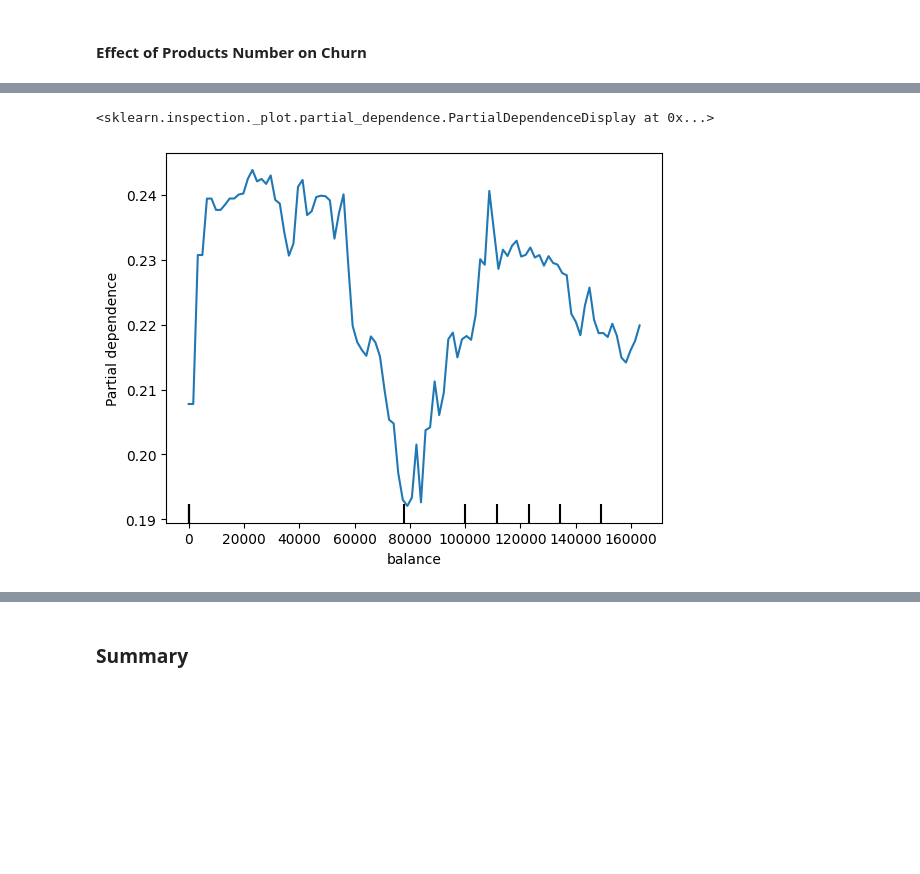
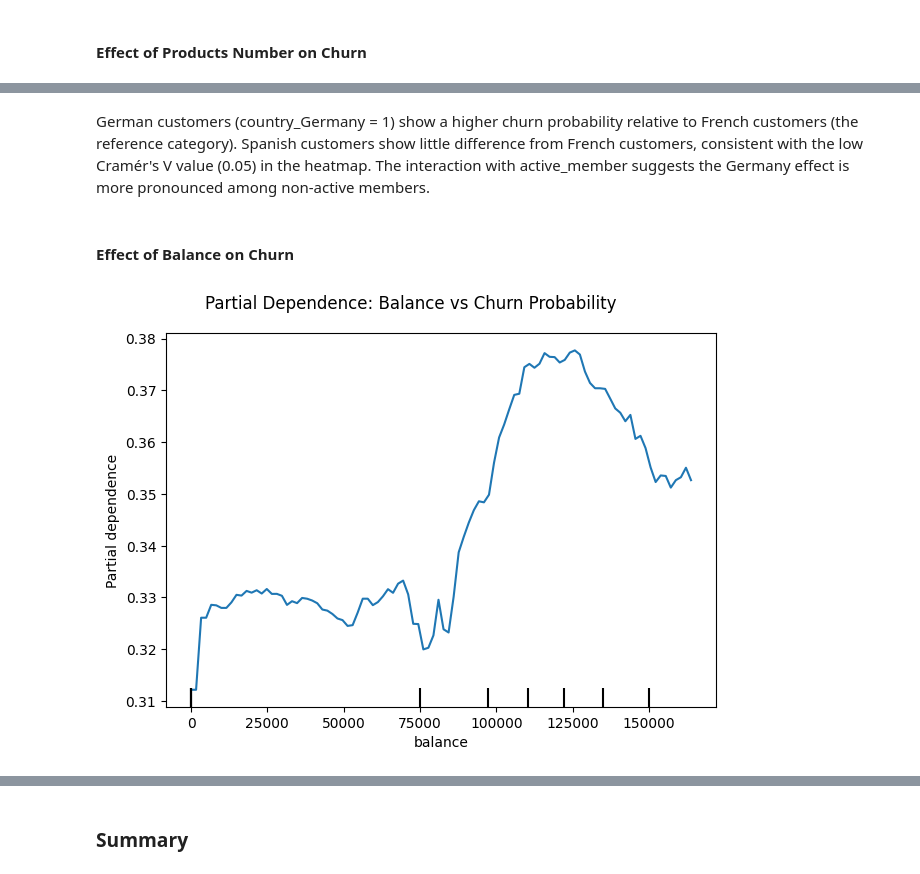
Before and after one commit to ZacTanner/Bank-Customer-Churn-Analysis, a Jupyter notebook: Customer Churn.ipynb, the cells around one changed output, grey strips where cells are left out. Cells and saved outputs as stored; diff of their text form; code cells hidden in the pictures; blank space fills up the shorter version.

```diff
--- a/Customer Churn.ipynb
+++ b/Customer Churn.ipynb
@@ -723,0 +664,7 @@ We see from the SHAP summary plot that older age, higher number of products, and
+# %%
+# Stratified split preserves the 80/20 churn ratio in both train and test sets.
+# Without stratify=y, random chance could produce a test set with a different
+# churn rate, making evaluation metrics less reliable.
+X_train, X_test, y_train, y_test = train_test_split(
+    X, y, test_size=0.2, random_state=42, stratify=y
+)
@@ -723,0 +765,5 @@ We see from the SHAP summary plot that older age, higher number of products, and
+# %%
+RF = RandomForestClassifier(n_estimators=100, random_state=42, class_weight='balanced')
+RF.fit(X_train, y_train)
+y_pred_rf = RF.predict(X_test)
+y_prob_rf  = RF.predict_proba(X_test)[:, 1]
@@ -723,0 +799,22 @@ We see from the SHAP summary plot that older age, higher number of products, and
+# %%
+param_dist = {
+    'n_estimators':      [100, 200, 300],
+    'max_depth':         [None, 10, 20, 30],
+    'min_samples_split': [2, 5, 10],
+    'min_samples_leaf':  [1, 2, 4],
+    'max_features':      ['sqrt', 'log2']
+}
+
+rf_search = RandomizedSearchCV(
+    RandomForestClassifier(class_weight='balanced', random_state=42),
+    param_distributions=param_dist,
+    n_iter=20,                   # test 20 random combinations
+    scoring='roc_auc',
+    cv=StratifiedKFold(n_splits=5, shuffle=True, random_state=42),
+    random_state=42,
+    n_jobs=-1,                   # use all available CPU cores
+    verbose=1
+)
+rf_search.fit(X_train, y_train)
+print("Best parameters:", rf_search.best_params_)
+print(f"Best CV AUC:     {rf_search.best_score_:.3f}")
@@ -723,0 +825,6 @@ We see from the SHAP summary plot that older age, higher number of products, and
+# %%
+# Replace RF with the tuned estimator for all downstream steps
+RF = rf_search.best_estimator_
+y_pred_rf_tuned = RF.predict(X_test)
+y_prob_rf_tuned  = RF.predict_proba(X_test)[:, 1]
+evaluate_model(y_test, y_pred_rf_tuned, y_prob=y_prob_rf_tuned, model_name="Random Forest (tuned)")
@@ -777,8 +1207,14 @@ Customers in Germany (country 1) are more likely to churn than customers in the
+# %% [markdown]
+German customers (country_Germany = 1) show a higher churn probability relative to French customers (the reference category). Spanish customers show little difference from French customers, consistent with the low Cramér's V value (0.05) in the heatmap. The interaction with active_member suggests the Germany effect is more pronounced among non-active members.
+# %% [markdown]
+#### Effect of Balance on Churn
 # %%
 PartialDependenceDisplay.from_estimator(RF, X_test, features=["balance"], target=1)
+plt.suptitle("Partial Dependence: Balance vs Churn Probability")
+plt.tight_layout()
+plt.show()
 # %% [output]
-<sklearn.inspection._plot.partial_dependence.PartialDependenceDisplay at 0x...>
-[figure, old version]
+[figure, new version]
 # %%
 shap.dependence_plot("balance", shap_at_risk, X_at_risk, interaction_index='tenure')
 # %% [output]
```
Also changed, not shown: parts of 165 cells of this notebook.
